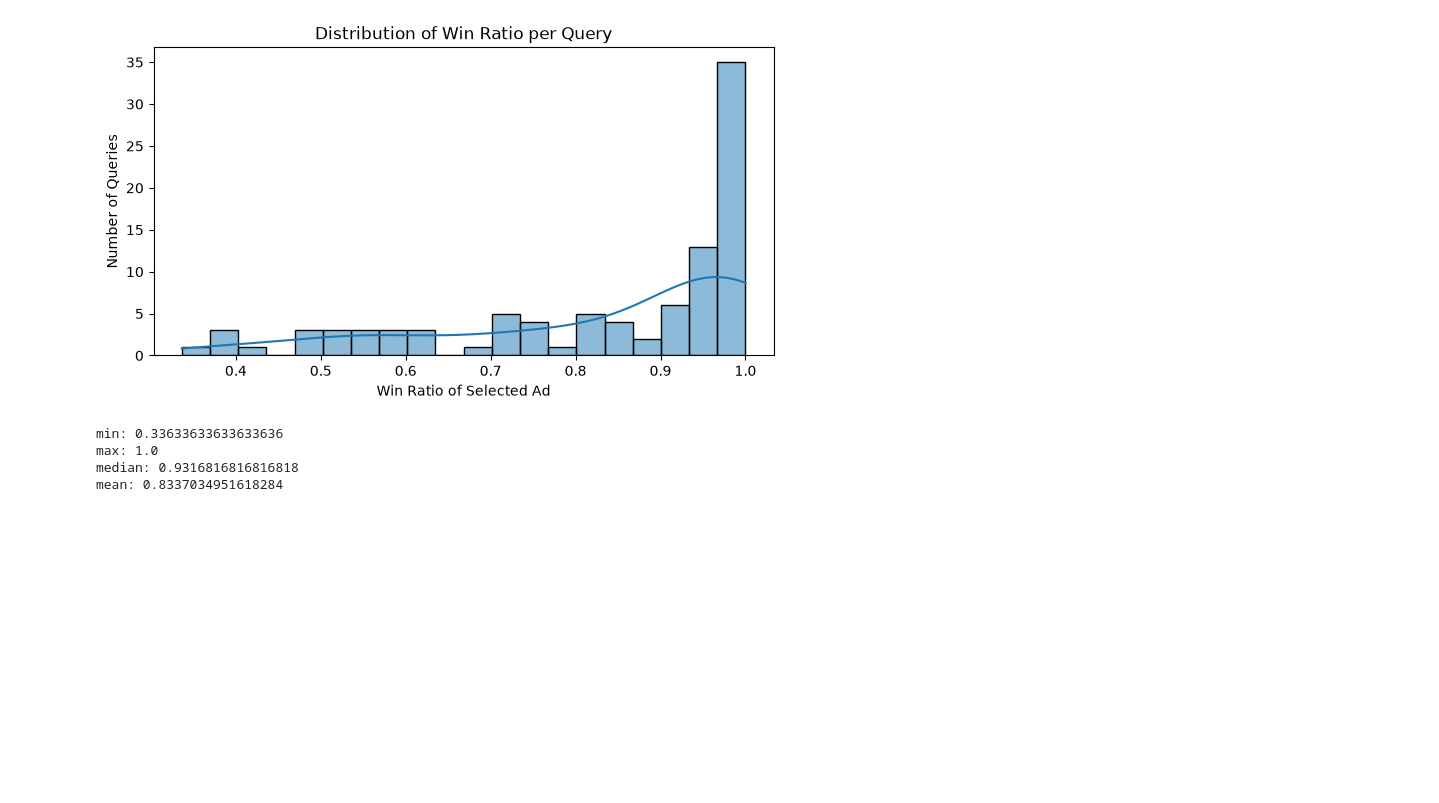
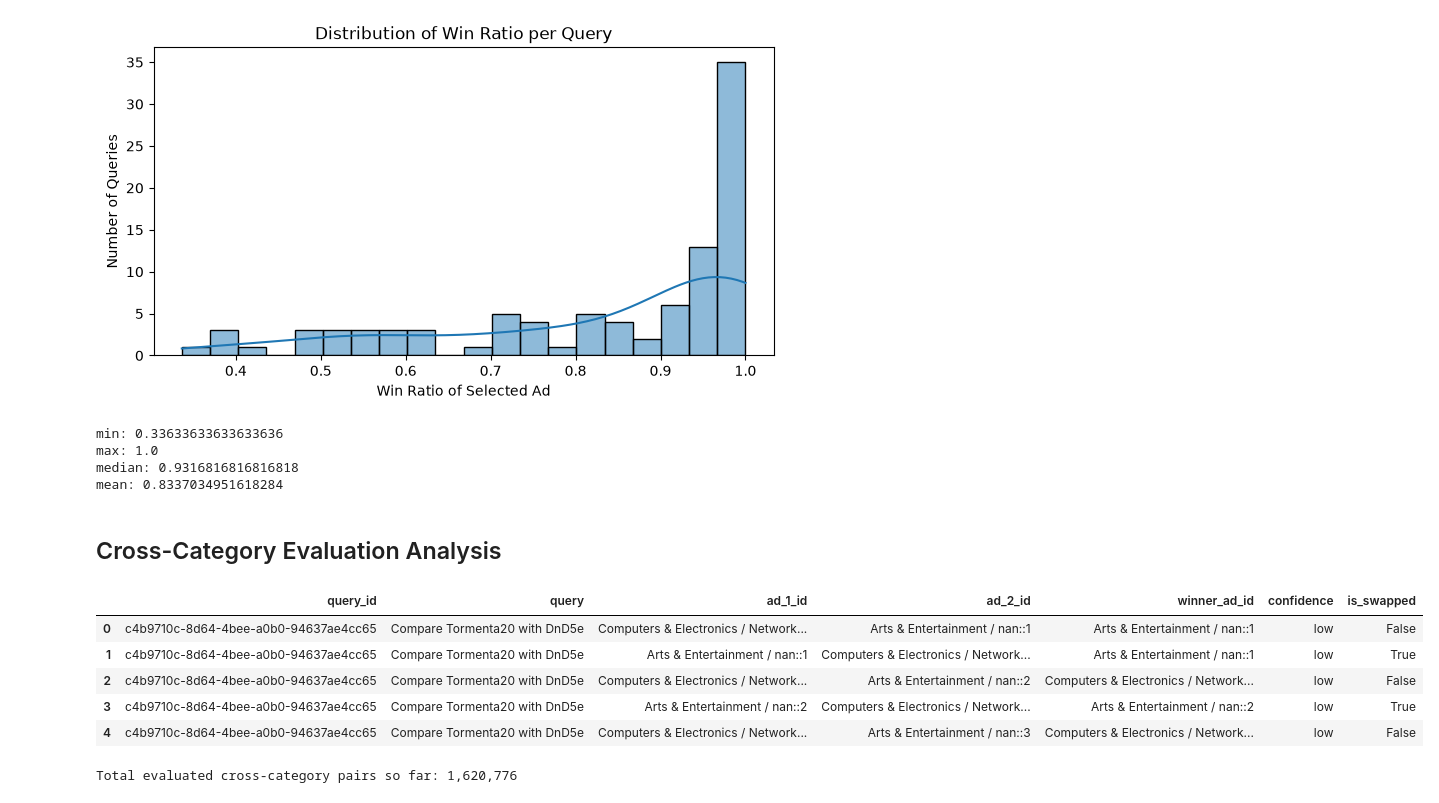
Before and after one commit to usrnamePrateek/LLM_with_ads, a Jupyter notebook: analysis/preference_scores_analysis.ipynb, the cells around one changed output. Drawn from its saved outputs; the diff is of its cells as text; code cells hidden in the pictures; blank space fills up the shorter version.

```diff
--- a/analysis/preference_scores_analysis.ipynb
+++ b/analysis/preference_scores_analysis.ipynb
@@ -113,3 +117,24 @@ min: 0.33633633633633636
 max: 1.0
 median: 0.9316816816816818
 mean: 0.8337034951618284
+# %% [markdown]
+## Cross-Category Evaluation Analysis
+# %%
+import pandas as pd
+import matplotlib.pyplot as plt
+import seaborn as sns
+
+# Load the cross-category evaluation data
+df_cross = pd.read_csv('../data/evaluation/cross_category_preference_scores.csv')
+
+# Note: We won't filter out any queries here unless needed, as this run might still be ongoing.
+display(df_cross.head())
+print(f"Total evaluated cross-category pairs so far: {len(df_cross):,}")
+# %% [output]
+|  | query_id | query | ad_1_id | ad_2_id | winner_ad_id | confidence | is_swapped |
+| 0 | c4b9710c-8d64-4bee-a0b0-94637ae4cc65 | Compare Tormenta20 with DnD5e | Computers & Electronics / Network... | Arts & Entertainment / nan::1 | Arts & Entertainment / nan::1 | low | False |
+| 1 | c4b9710c-8d64-4bee-a0b0-94637ae4cc65 | Compare Tormenta20 with DnD5e | Arts & Entertainment / nan::1 | Computers & Electronics / Network... | Arts & Entertainment / nan::1 | low | True |
+| 2 | c4b9710c-8d64-4bee-a0b0-94637ae4cc65 | Compare Tormenta20 with DnD5e | Computers & Electronics / Network... | Arts & Entertainment / nan::2 | Computers & Electronics / Network... | low | False |
+| 3 | c4b9710c-8d64-4bee-a0b0-94637ae4cc65 | Compare Tormenta20 with DnD5e | Arts & Entertainment / nan::2 | Computers & Electronics / Network... | Arts & Entertainment / nan::2 | low | True |
+| 4 | c4b9710c-8d64-4bee-a0b0-94637ae4cc65 | Compare Tormenta20 with DnD5e | Computers & Electronics / Network... | Arts & Entertainment / nan::3 | Computers & Electronics / Network... | low | False |
+Total evaluated cross-category pairs so far: 1,620,776
```
Also changed, not shown: parts of 5 cells of this notebook, 3 other files.
